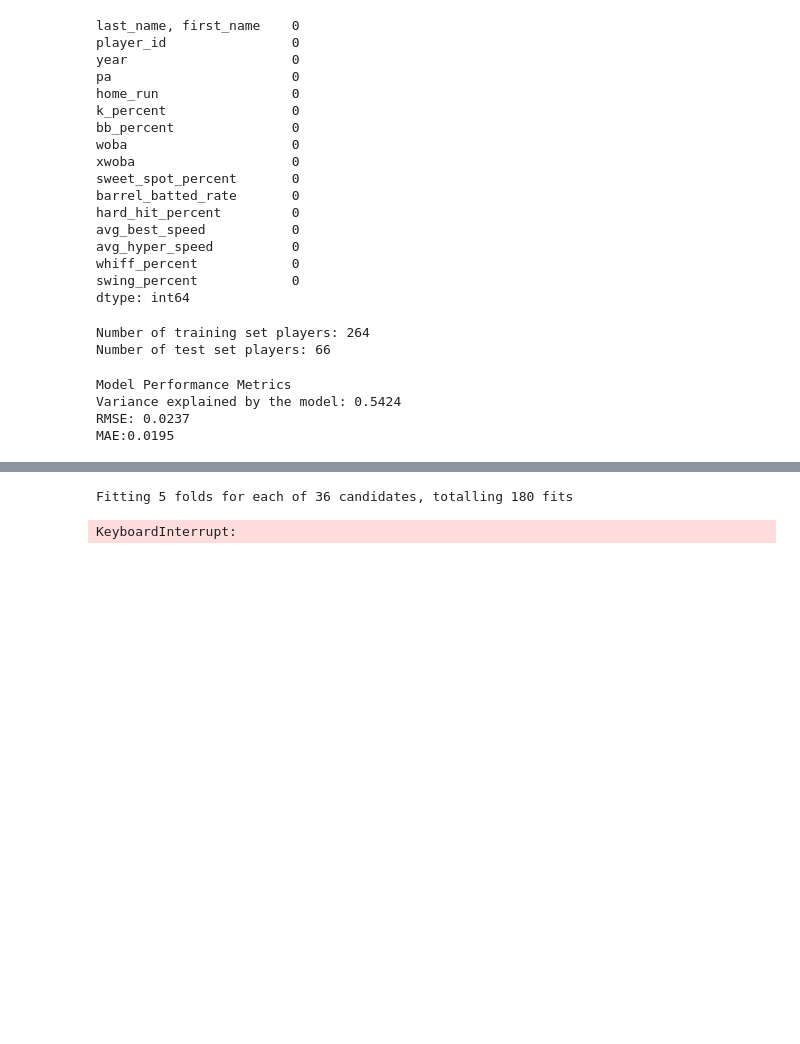
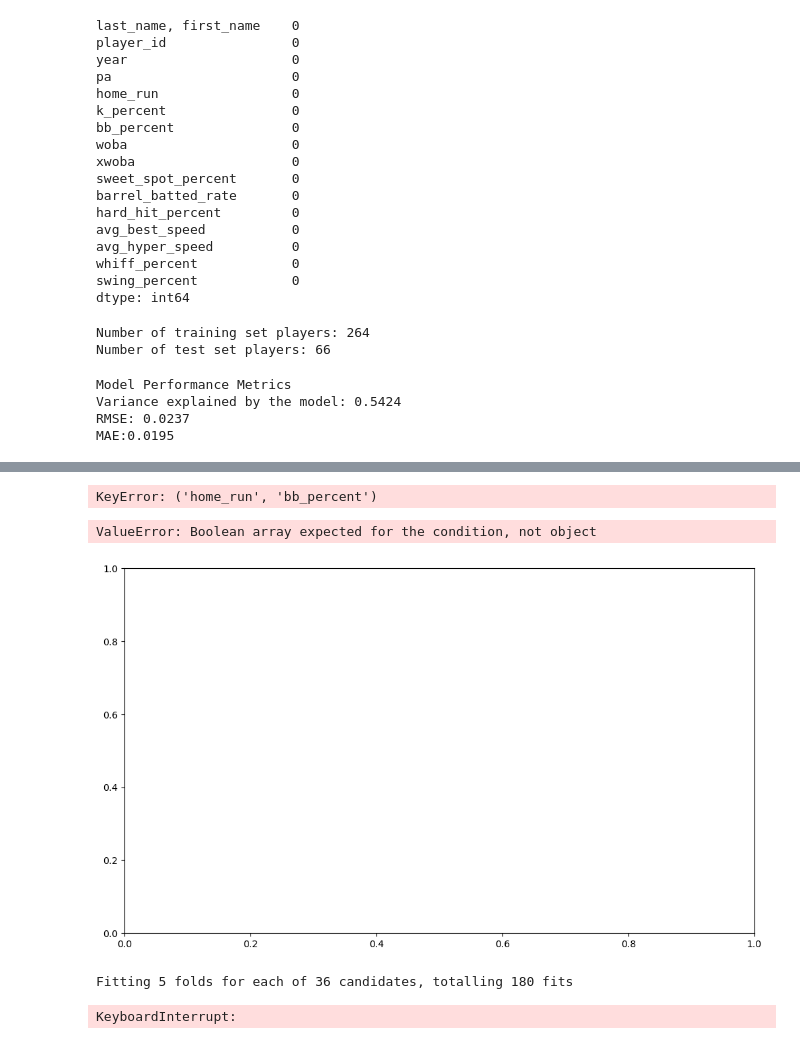
Before and after one commit to lucas-ben/mba-business-analytics, a Jupyter notebook: Data Science/datascience_lecture2.ipynb, the cells around one changed output, grey strips where cells are left out. Saved outputs shown, nothing was run; the diff lists cells and outputs as text; code cells hidden in the pictures; blank space fills up the shorter version.

```diff
--- a/Data Science/datascience_lecture2.ipynb
+++ b/Data Science/datascience_lecture2.ipynb
@@ -128,0 +131,20 @@ MAE:0.0195
+# %%
+n_samples = 1000 # setting number of samples for simdec monte carlo simulation
+
+np.random.seed(2002)
+
+# generating samples from the data distribution
+sampled_inputs = pd.DataFrame({
+    'pa': np.random.choice(X_train['pa'], n_samples),
+    'home_run': np.random.choice(X_train['home_run'], n_samples),
+    'k_percent': np.random.choice(X_train['k_percent'], n_samples),
+    'bb_percent': np.random.choice(X_train['bb_percent'], n_samples),
+    'sweet_spot_percent': np.random.choice(X_train['sweet_spot_percent'], n_samples),
+    'avg_best_speed': np.random.choice(X_train['avg_best_speed'], n_samples),
+    'swing_percent': np.random.choice(X_train['swing_percent'], n_samples)
+})
+
+y_sampled = model.predict(sampled_inputs)
+
+print(f"Generated {n_samples} samples for SimDec analysis")
+print(f"wOBA predictions range: {y_sampled.min():.3f} to {y_sampled.max():.3f}")
@@ -129,3 +175,27 @@ MAE:0.0195
+# %%
+top_features = df['home_run', 'bb_percent']
+# %% [output]
+KeyError: ('home_run', 'bb_percent')
+# %%
+fig, ax = plt.subplots(figsize=(12, 7))
+
+visualization(
+    x=sampled_inputs[top_features].values,  # Input features as numpy array
+    y=y_sampled,  # Output predictions
+    input_names=top_features,  # Feature names
+    output_name='wOBA',  # Output name
+    states=[3, 3],  # Divide each variable into 3 states (low, medium, high)
+    bins=30,  # Number of histogram bins
+    ax=ax
+)
+
+plt.title(f'SimDec Analysis: {top_features[0]} vs {top_features[1]}', fontsize=14)
+plt.tight_layout()
+plt.savefig('simdec_analysis.png', dpi=300, bbox_inches='tight')
+plt.show()
+# %% [output]
+ValueError: Boolean array expected for the condition, not object
+[figure, added]
 # %%
 param_grid = {
     'n_estimators': [100, 200, 300],      # low, medium, high
```
Also changed, not shown: parts of 3 cells of this notebook, 3 other files.
